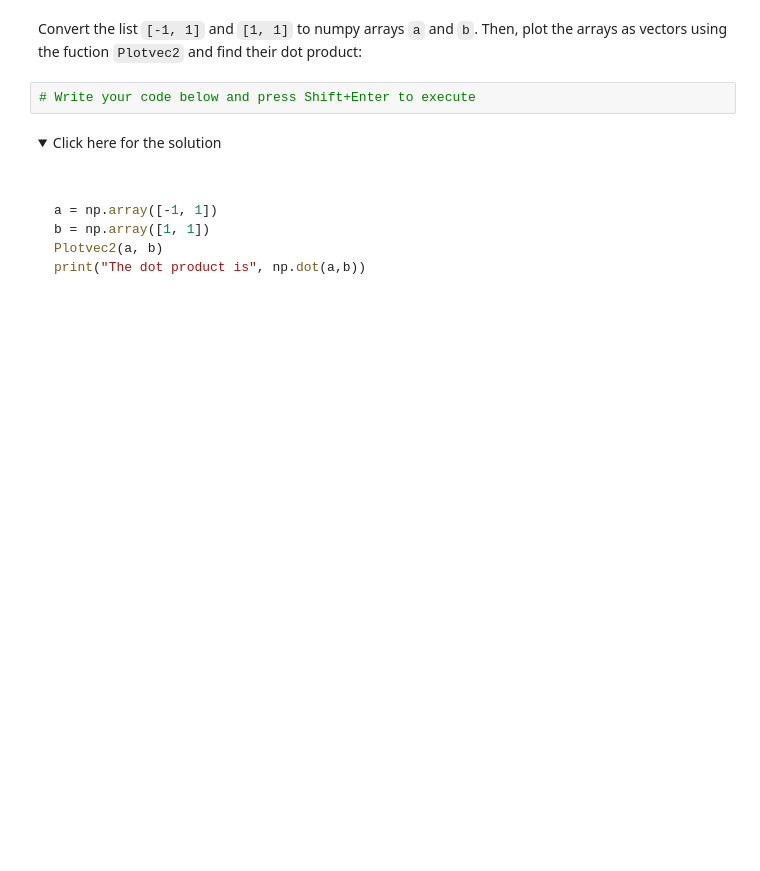
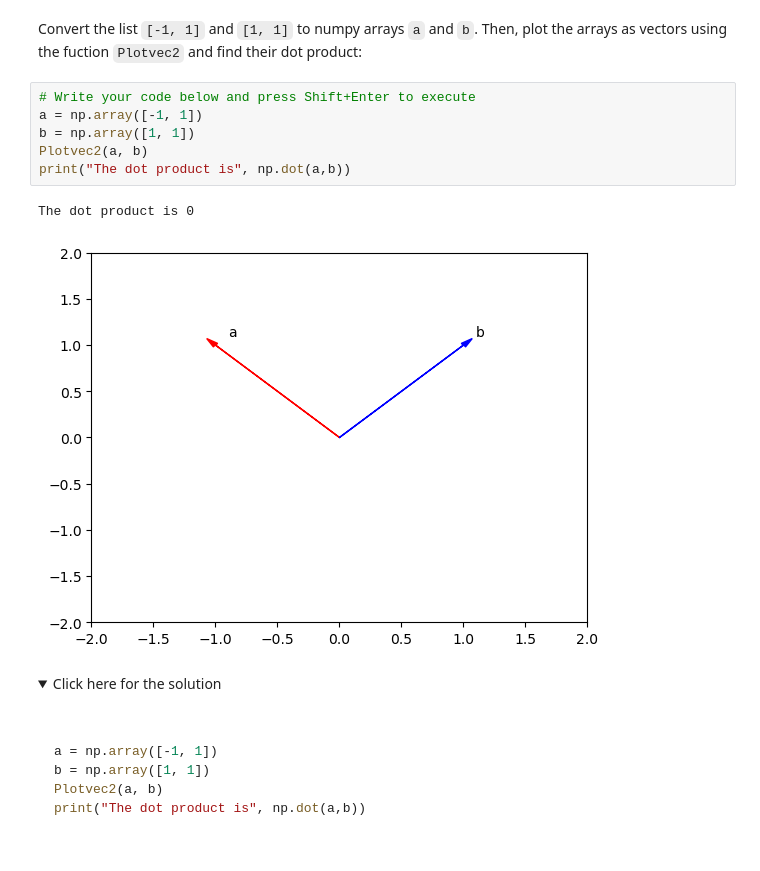
Before and after one commit to stevenkhwun/IBM_Data-Science, a Jupyter notebook: Hands-on_Lab/C4-W4-5_PY0101EN-5-1-Numpy1D.ipynb, the cells around one changed output. Drawn from its saved outputs; the diff is of its cells as text; folded sections open; blank space fills up the shorter version.

```diff
--- a/Hands-on_Lab/C4-W4-5_PY0101EN-5-1-Numpy1D.ipynb
+++ b/Hands-on_Lab/C4-W4-5_PY0101EN-5-1-Numpy1D.ipynb
@@ -912,6 +962,13 @@ def Plotvec2(a,b):
 Convert the list <code>\[-1, 1]</code> and <code>\[1, 1]</code> to numpy arrays <code>a</code> and <code>b</code>. Then, plot the arrays as vectors using the fuction <code>Plotvec2</code> and find their dot product:
 # %%
 # Write your code below and press Shift+Enter to execute
+a = np.array([-1, 1])
+b = np.array([1, 1])
+Plotvec2(a, b)
+print("The dot product is", np.dot(a,b))
+# %% [output]
+The dot product is 0
+[figure, added]
 # %% [markdown]
 <details><summary>Click here for the solution</summary>
 
```
Also changed, not shown: parts of 24 cells of this notebook.
